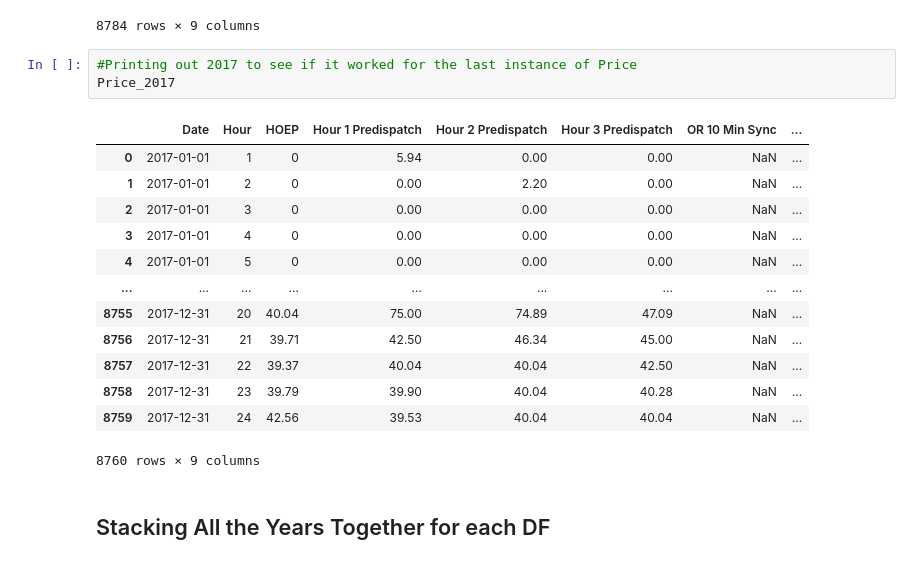
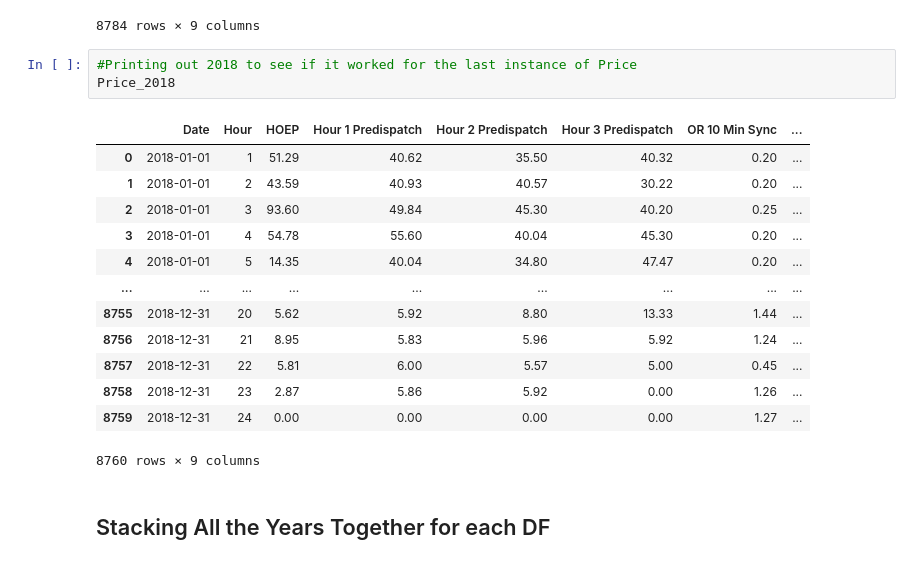
Before and after one commit to cesare-spinoso/project_432, a Jupyter notebook: Electricity.ipynb, the cells around one changed output. Saved outputs shown, nothing was run; the diff lists cells and outputs as text.

```diff
--- a/Electricity.ipynb
+++ b/Electricity.ipynb
@@ -170,21 +173,21 @@ Price_2004
 | 8783 | 2004-12-31 | 24 | 23.89 | 44.75 | 42.00 | 45.00 | NaN | ... |
 8784 rows × 9 columns
 # %%
-#Printing out 2017 to see if it worked for the last instance of Price
-Price_2017
+#Printing out 2018 to see if it worked for the last instance of Price
+Price_2018
 # %% [output]
 |  | Date | Hour | HOEP | Hour 1 Predispatch | Hour 2 Predispatch | Hour 3 Predispatch | OR 10 Min Sync | ... |
-| 0 | 2017-01-01 | 1 | 0 | 5.94 | 0.00 | 0.00 | NaN | ... |
-| 1 | 2017-01-01 | 2 | 0 | 0.00 | 2.20 | 0.00 | NaN | ... |
-| 2 | 2017-01-01 | 3 | 0 | 0.00 | 0.00 | 0.00 | NaN | ... |
-| 3 | 2017-01-01 | 4 | 0 | 0.00 | 0.00 | 0.00 | NaN | ... |
-| 4 | 2017-01-01 | 5 | 0 | 0.00 | 0.00 | 0.00 | NaN | ... |
+| 0 | 2018-01-01 | 1 | 51.29 | 40.62 | 35.50 | 40.32 | 0.20 | ... |
+| 1 | 2018-01-01 | 2 | 43.59 | 40.93 | 40.57 | 30.22 | 0.20 | ... |
+| 2 | 2018-01-01 | 3 | 93.60 | 49.84 | 45.30 | 40.20 | 0.25 | ... |
+| 3 | 2018-01-01 | 4 | 54.78 | 55.60 | 40.04 | 45.30 | 0.20 | ... |
+| 4 | 2018-01-01 | 5 | 14.35 | 40.04 | 34.80 | 47.47 | 0.20 | ... |
 | ... | ... | ... | ... | ... | ... | ... | ... | ... |
-| 8755 | 2017-12-31 | 20 | 40.04 | 75.00 | 74.89 | 47.09 | NaN | ... |
-| 8756 | 2017-12-31 | 21 | 39.71 | 42.50 | 46.34 | 45.00 | NaN | ... |
-| 8757 | 2017-12-31 | 22 | 39.37 | 40.04 | 40.04 | 42.50 | NaN | ... |
-| 8758 | 2017-12-31 | 23 | 39.79 | 39.90 | 40.04 | 40.28 | NaN | ... |
-| 8759 | 2017-12-31 | 24 | 42.56 | 39.53 | 40.04 | 40.04 | NaN | ... |
+| 8755 | 2018-12-31 | 20 | 5.62 | 5.92 | 8.80 | 13.33 | 1.44 | ... |
+| 8756 | 2018-12-31 | 21 | 8.95 | 5.83 | 5.96 | 5.92 | 1.24 | ... |
+| 8757 | 2018-12-31 | 22 | 5.81 | 6.00 | 5.57 | 5.00 | 0.45 | ... |
+| 8758 | 2018-12-31 | 23 | 2.87 | 5.86 | 5.92 | 0.00 | 1.26 | ... |
+| 8759 | 2018-12-31 | 24 | 0.00 | 0.00 | 0.00 | 0.00 | 1.27 | ... |
 8760 rows × 9 columns
 # %% [markdown]
 ## Stacking All the Years Together for each DF
```
Also changed, not shown: parts of 47 cells of this notebook, 1 other file.
